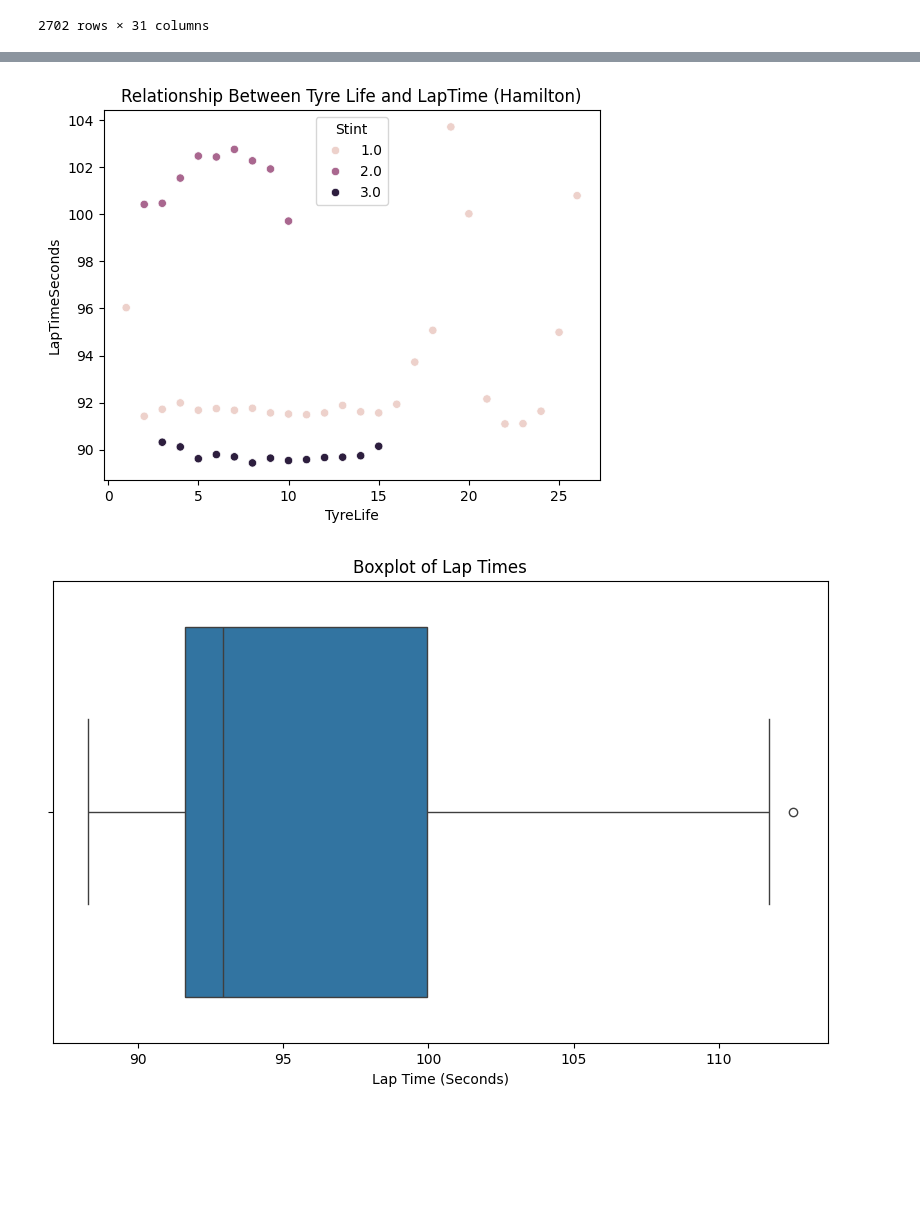
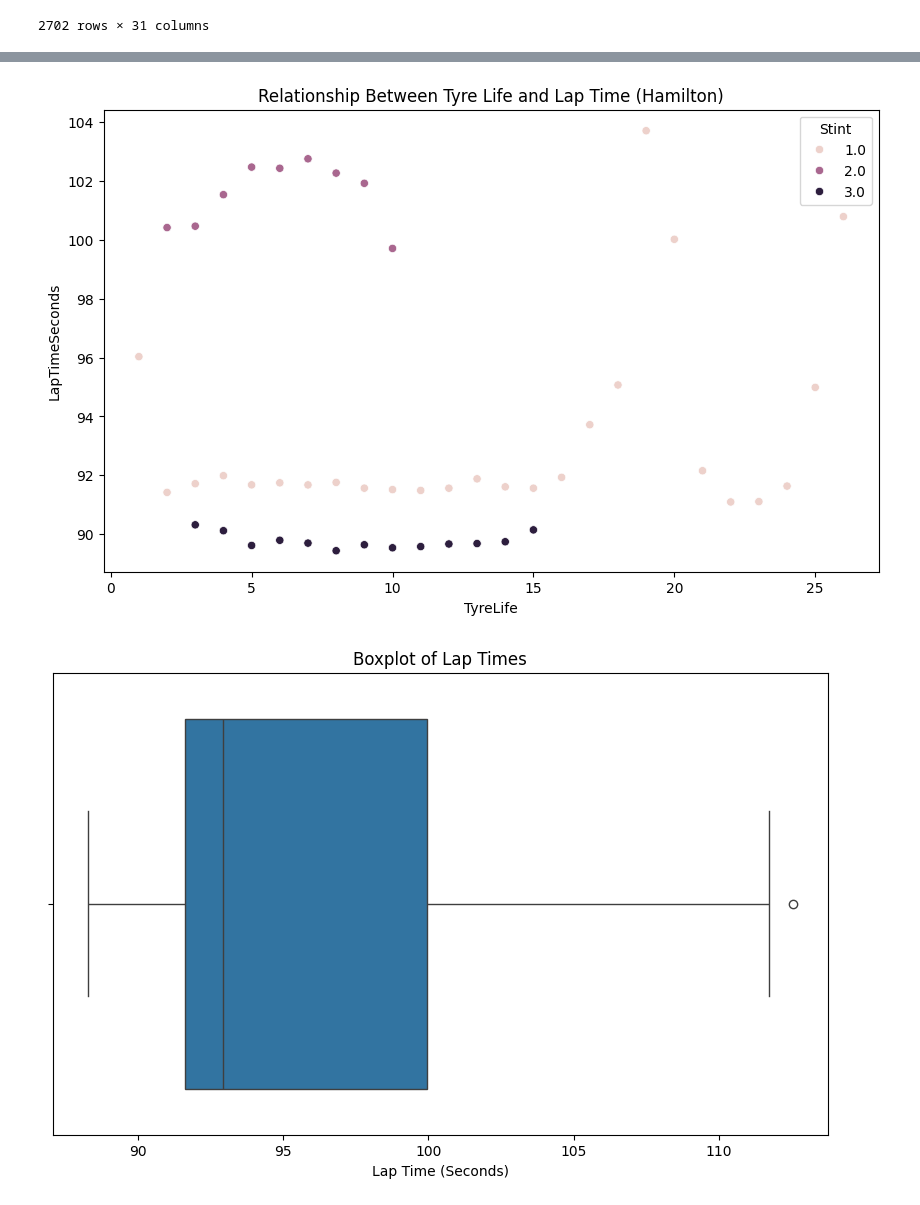
Before and after one commit to JamesBurnard1/Pitwall-F1, a Jupyter notebook: exploration.ipynb, the cells around one changed output, grey strips where cells are left out. Saved outputs shown, nothing was run; the diff lists cells and outputs as text; code cells hidden in the pictures; blank space fills up the shorter version.

Commit message:
Clean race lap data and analyze weather effects

```diff
--- a/exploration.ipynb
+++ b/exploration.ipynb
@@ -203,14 +196,19 @@ race_stints_df[race_stints_df['Driver'] == 'HAM']
 # %%
 #exploring relationship between TyreLife & LapTime
 
-sns.scatterplot(x=race_stints_df[race_stints_df['Driver'] == 'HAM']['TyreLife'],
-                y=race_stints_df[race_stints_df['Driver'] == 'HAM']['LapTimeSeconds'],
-                hue=race_stints_df[race_stints_df['Driver'] == 'HAM']['Stint'])
+plt.figure(figsize=(10, 6))
 
-plt.title('Relationship Between Tyre Life and LapTime (Hamilton)')
+sns.scatterplot(
+    data=clean_race_stints_df[clean_race_stints_df['Driver'] == 'HAM'],
+    x='TyreLife',
+    y='LapTimeSeconds',
+    hue='Stint'
+)
+
+plt.title('Relationship Between Tyre Life and Lap Time (Hamilton)')
 plt.show()
 # %% [output]
-[figure, old version]
+[figure, new version]
 # %%
 #Now I need to understand what Which laps actually represent normal racing pace,
 #and which laps should not be used to estimate tire degradation?
```
Also changed, not shown: parts of 7 cells of this notebook.
